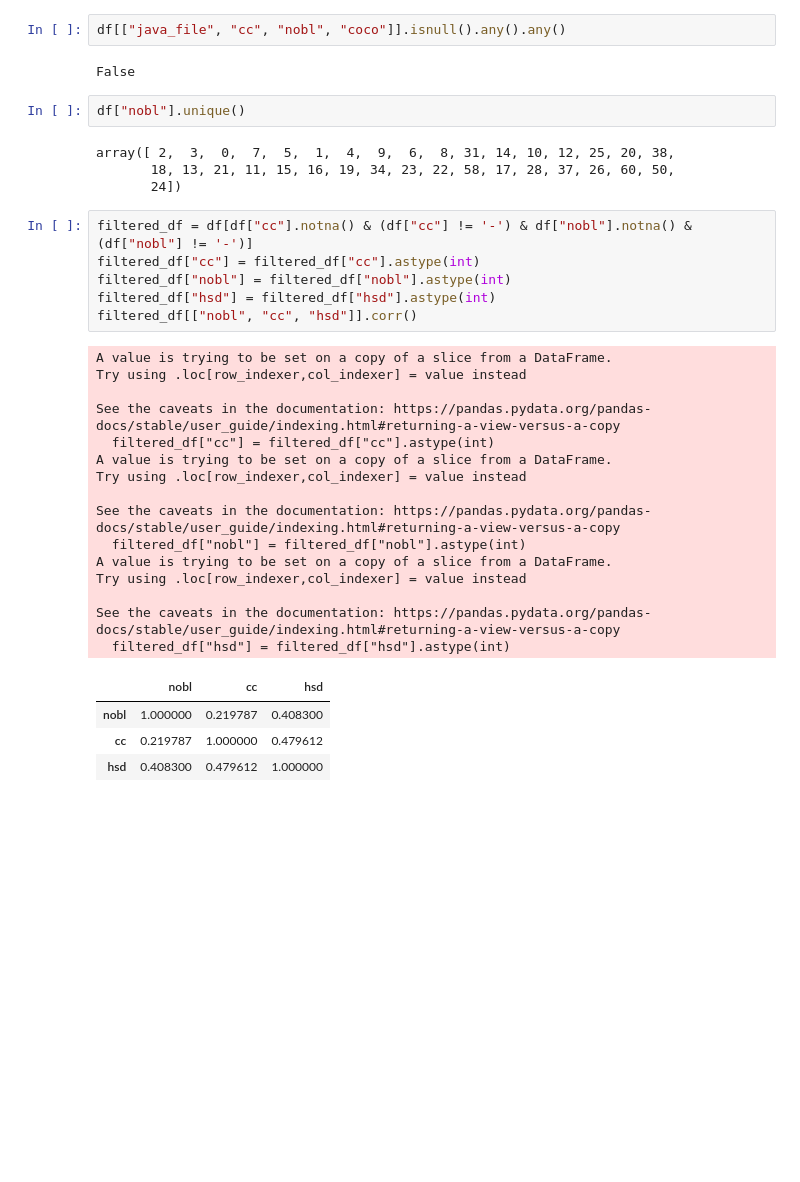
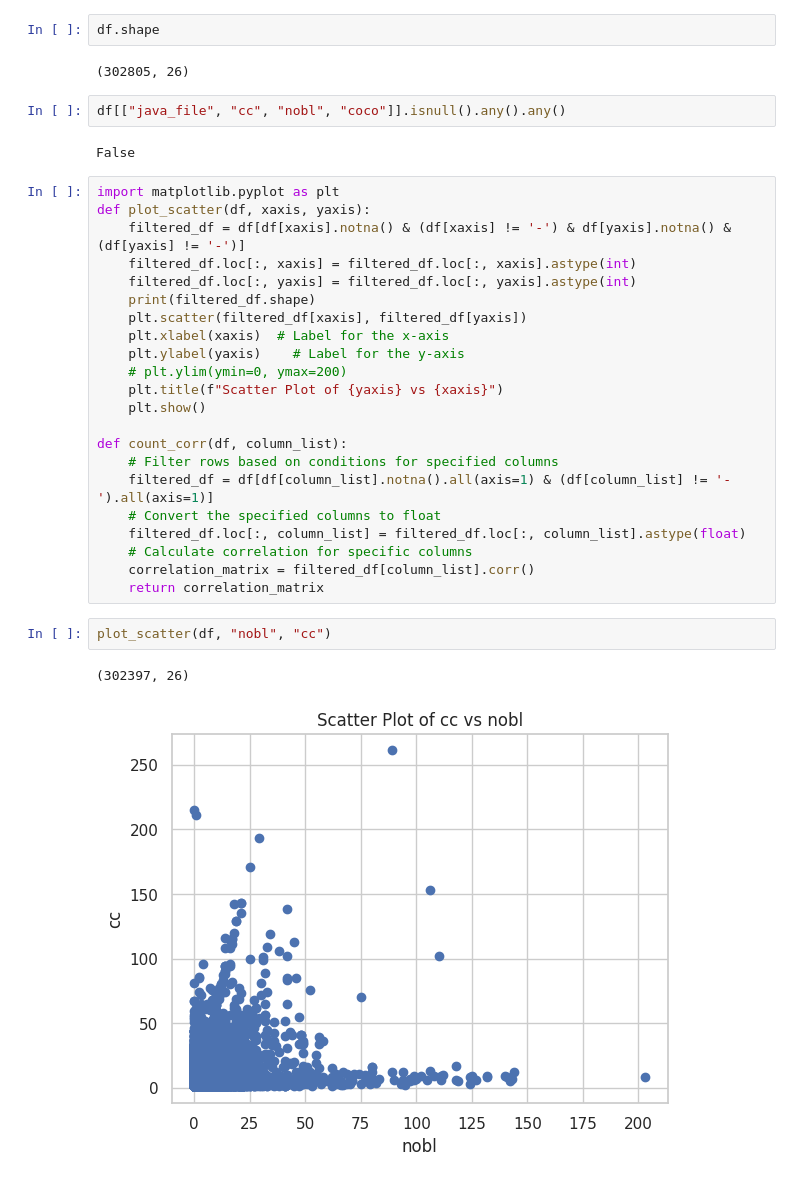
Before and after one commit to RuslanGaliullin/cam, a Jupyter notebook: read.ipynb, the cells around one changed output. Cells and saved outputs as stored; diff of their text form; blank space fills up the shorter version.

```diff
--- a/read.ipynb
+++ b/read.ipynb
@@ -41,36 +83,35 @@ df[["java_file", "cc", "nobl"]]
+# %%
+df.shape
+# %% [output]
+(302805, 26)
 # %%
 df[["java_file", "cc", "nobl", "coco"]].isnull().any().any()
 # %% [output]
 False
-# %%
-df["nobl"].unique()
-# %% [output]
-array([ 2,  3,  0,  7,  5,  1,  4,  9,  6,  8, 31, 14, 10, 12, 25, 20, 38,
-       18, 13, 21, 11, 15, 16, 19, 34, 23, 22, 58, 17, 28, 37, 26, 60, 50,
-       24])
-# %%
-filtered_df = df[df["cc"].notna() & (df["cc"] != '-') & df["nobl"].notna() & (df["nobl"] != '-')]
-filtered_df["cc"] = filtered_df["cc"].astype(int)
-filtered_df["nobl"] = filtered_df["nobl"].astype(int)
-filtered_df["hsd"] = filtered_df["hsd"].astype(int)
-filtered_df[["nobl", "cc", "hsd"]].corr()
-# %% [output]
-A value is trying to be set on a copy of a slice from a DataFrame.
-Try using .loc[row_indexer,col_indexer] = value instead
-
-See the caveats in the documentation: https://pandas.pydata.org/pandas-docs/stable/user_guide/indexing.html#returning-a-view-versus-a-copy
-  filtered_df["cc"] = filtered_df["cc"].astype(int)
-A value is trying to be set on a copy of a slice from a DataFrame.
-Try using .loc[row_indexer,col_indexer] = value instead
-
-See the caveats in the documentation: https://pandas.pydata.org/pandas-docs/stable/user_guide/indexing.html#returning-a-view-versus-a-copy
-  filtered_df["nobl"] = filtered_df["nobl"].astype(int)
-A value is trying to be set on a copy of a slice from a DataFrame.
-Try using .loc[row_indexer,col_indexer] = value instead
-
-See the caveats in the documentation: https://pandas.pydata.org/pandas-docs/stable/user_guide/indexing.html#returning-a-view-versus-a-copy
-  filtered_df["hsd"] = filtered_df["hsd"].astype(int)
-|  | nobl | cc | hsd |
-| nobl | 1.000000 | 0.219787 | 0.408300 |
-| cc | 0.219787 | 1.000000 | 0.479612 |
-| hsd | 0.408300 | 0.479612 | 1.000000 |
+# %%
+import matplotlib.pyplot as plt
+def plot_scatter(df, xaxis, yaxis):
+    filtered_df = df[df[xaxis].notna() & (df[xaxis] != '-') & df[yaxis].notna() & (df[yaxis] != '-')]
+    filtered_df.loc[:, xaxis] = filtered_df.loc[:, xaxis].astype(int)
+    filtered_df.loc[:, yaxis] = filtered_df.loc[:, yaxis].astype(int)
+    print(filtered_df.shape)
+    plt.scatter(filtered_df[xaxis], filtered_df[yaxis])
+    plt.xlabel(xaxis)  # Label for the x-axis
+    plt.ylabel(yaxis)    # Label for the y-axis
+    # plt.ylim(ymin=0, ymax=200)
+    plt.title(f"Scatter Plot of {yaxis} vs {xaxis}")
+    plt.show()
+
+def count_corr(df, column_list):
+    # Filter rows based on conditions for specified columns
+    filtered_df = df[df[column_list].notna().all(axis=1) & (df[column_list] != '-').all(axis=1)]
+    # Convert the specified columns to float
+    filtered_df.loc[:, column_list] = filtered_df.loc[:, column_list].astype(float)
+    # Calculate correlation for specific columns
+    correlation_matrix = filtered_df[column_list].corr()
+    return correlation_matrix
+# %%
+plot_scatter(df, "nobl", "cc")
+# %% [output]
+(302397, 26)
+[figure, added]
```
Also changed, not shown: parts of 14 cells of this notebook, 1 other file.
